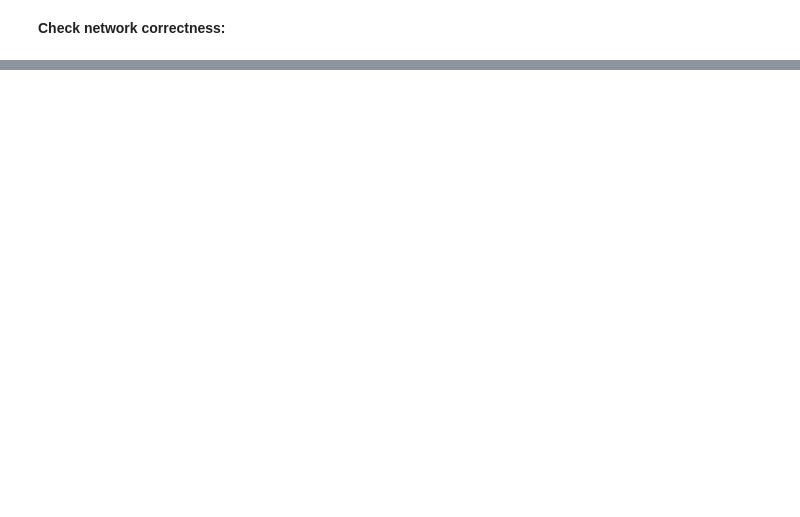
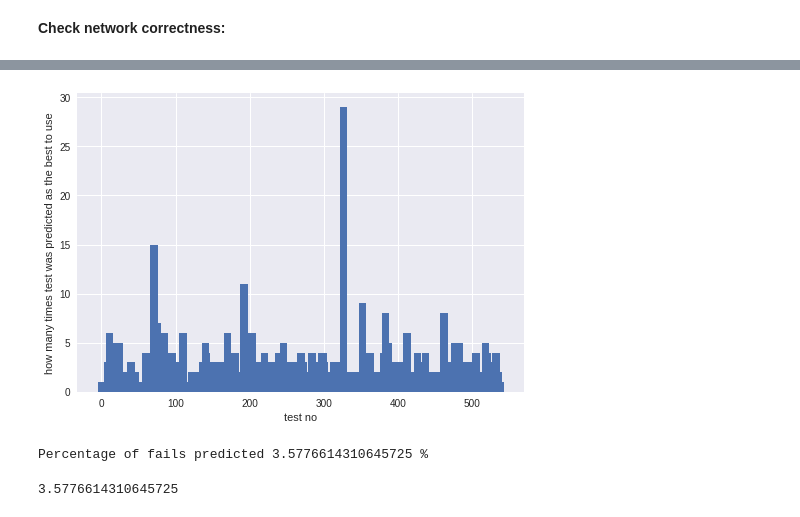
Before and after one commit to seraffin/FailOmen, a Jupyter notebook: Wojtek/workingNN_test.ipynb, the cells around one changed output, grey strips where cells are left out. Drawn from its saved outputs; the diff is of its cells as text; code cells hidden in the pictures; blank space fills up the shorter version.

```diff
--- a/Wojtek/workingNN_test.ipynb
+++ b/Wojtek/workingNN_test.ipynb
@@ -110,7 +224,7 @@ model.add(Dense(units = 542, activation="sigmoid", input_dim=23739, kernel_initi
 # %% [markdown]
 **Running Builded NN:**
 # %%
-model.compile(optimizer = tf.train.AdamOptimizer(), loss = 'binary_crossentropy', metrics = ['accuracy'])
+model.compile(optimizer = tf.train.MomentumOptimizer(learning_rate = 0.01, momentum = 0.4), loss = 'binary_crossentropy', metrics = ['accuracy'])
 
 model.fit(xTrain, yTrain, batch_size = 10, epochs = 2)
 # %% [output]
@@ -121 +235,30 @@ Epoch 2/2
 <keras.callbacks.History at 0x...>
+# %%
+predictionArray = []
+for i in range(4):
+  pBatchSize = 10
+  pEpochs = 2
+  pLearningRate = 0.01 + float("0.0{}".format(i))
+  pMomentum = 0.01 + float("0.0{}".format(i))
+  print (pLearningRate)
+  print(pMomentum)
+
+  model = Sequential()
+
+
+
+  # Adding the input layer and the first hidden layer
+  model.add(Dense(6070, activation="sigmoid", input_dim=23739, kernel_initializer="uniform")) # TRY smaller input_dim value or less neurons
+  # Adding the second hidden layer
+  #model.add(Dense(12140, activation = "sigmoid", kernel_initializer="uniform"))
+  # Adding the output layer
+  model.add(Dense(542, activation="sigmoid", kernel_initializer="uniform"))
+
+
+  model.compile(optimizer = tf.train.MomentumOptimizer(learning_rate = pLearningRate, momentum = pMomentum), loss = 'binary_crossentropy', metrics = ['accuracy'])
+  model.fit(xTrain, yTrain, batch_size = pBatchSize, epochs = pEpochs)
+
+  predictions = model.predict(xReduced)
+
+  predictionArray.append(evaluation(15, yReduced))
+  print("\n ----------------------------------------------------------\n")
@@ -132,0 +298,16 @@ Test loss: 0.4546450798104449
+# %%
+
+#choose one
+
+# predictions = model.predict(xTest)
+predictions = model.predict(xReduced)
+# %%
+#Distributions of argmins through all the predictions
+distribution_array = count_distribution(predictions)
+# %% [output]
+[figure, added]
+# %%
+evaluation(15, yReduced)
+# %% [output]
+Percentage of fails predicted 3.5776614310645725 %
+3.5776614310645725
```
Also changed, not shown: parts of 15 cells of this notebook.
